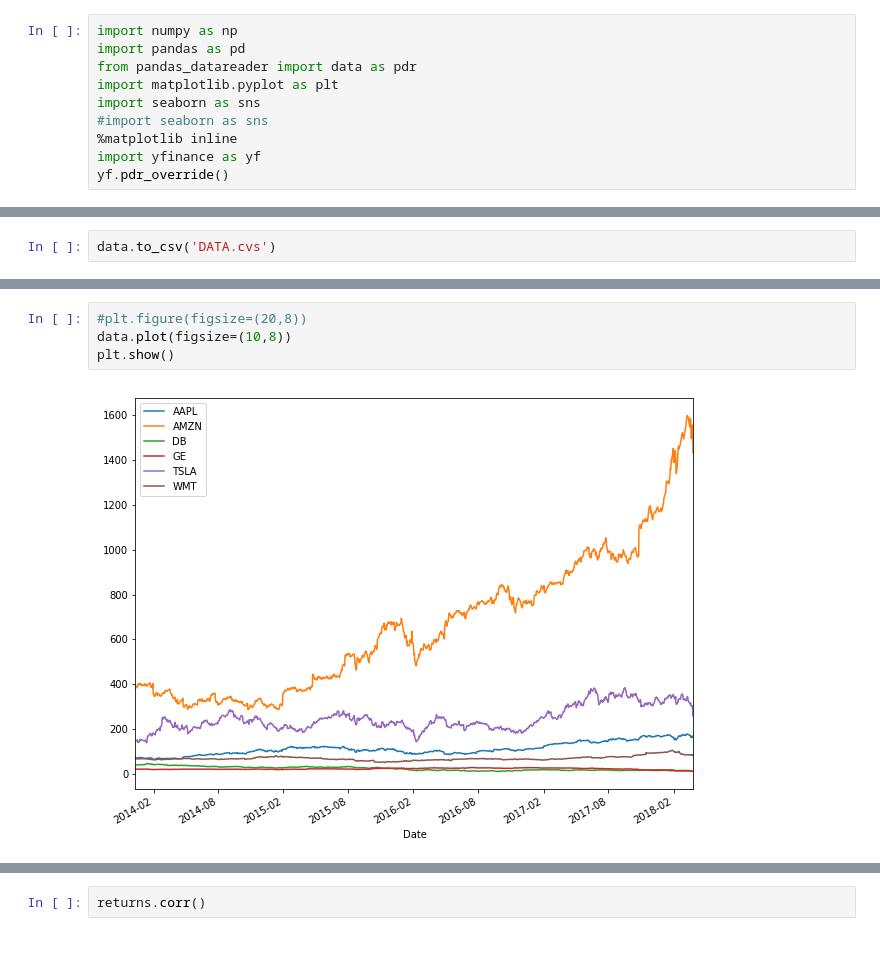
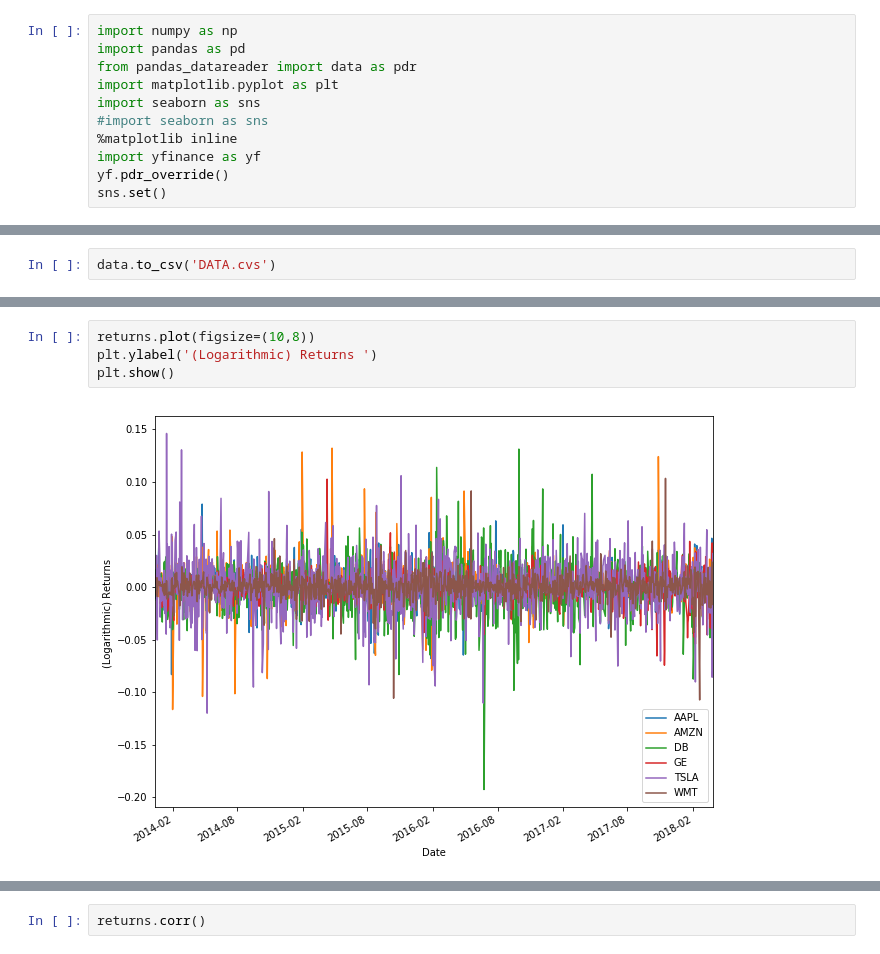
Before and after one commit to aldodec/Monte-Carlo-Portfolio-Allocation, a Jupyter notebook: Efficient Frontier.ipynb, the cells around one changed output, grey strips where cells are left out. Saved outputs shown, nothing was run; the diff lists cells and outputs as text.

```diff
--- a/Efficient Frontier.ipynb
+++ b/Efficient Frontier.ipynb
@@ -8,3 +10,4 @@ import seaborn as sns
 %matplotlib inline
 import yfinance as yf
 yf.pdr_override()
+sns.set()
@@ -58,6 +71,6 @@ data.to_csv('DATA.cvs')
 # %%
-#plt.figure(figsize=(20,8))
-data.plot(figsize=(10,8))
+returns.plot(figsize=(10,8))
+plt.ylabel('(Logarithmic) Returns ')
 plt.show()
 # %% [output]
-[figure, old version]
+[figure, new version]
```
Also changed, not shown: parts of 25 cells of this notebook.
